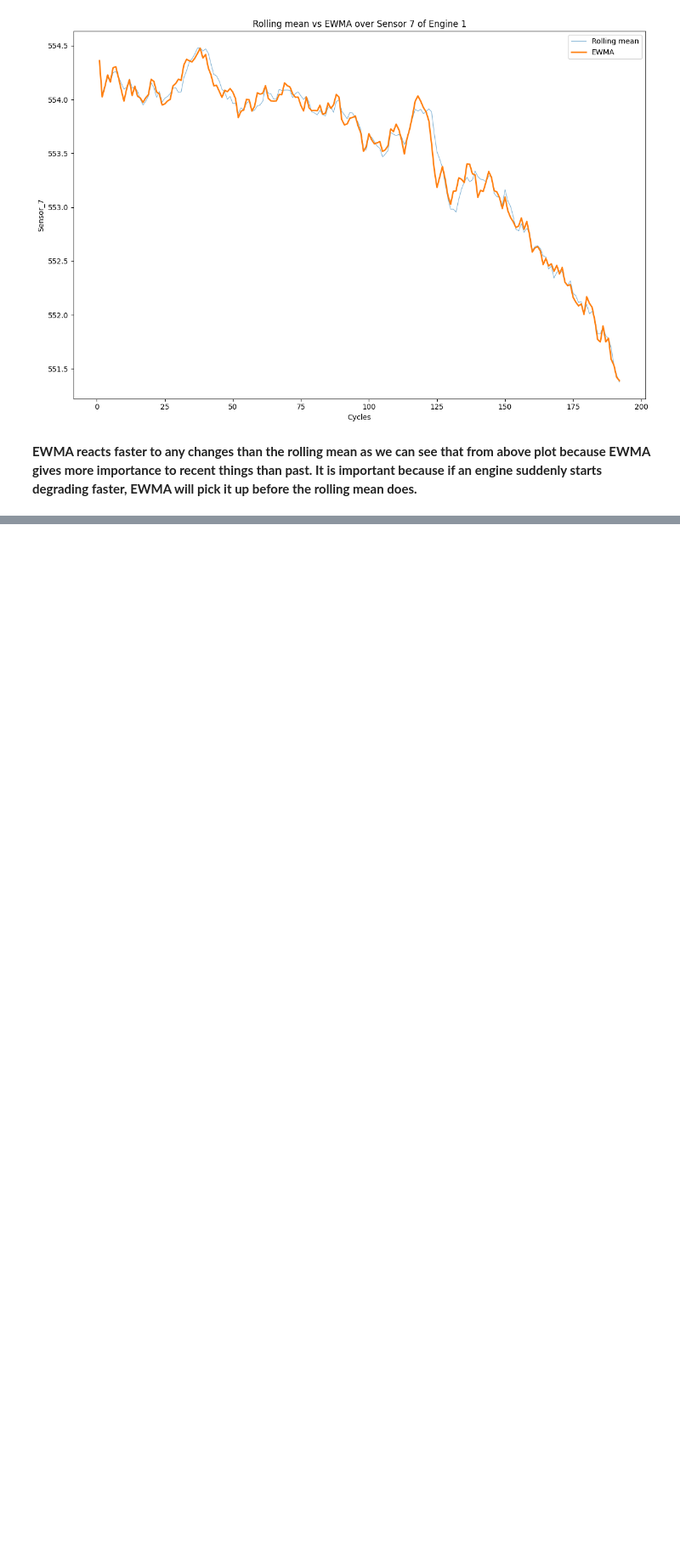
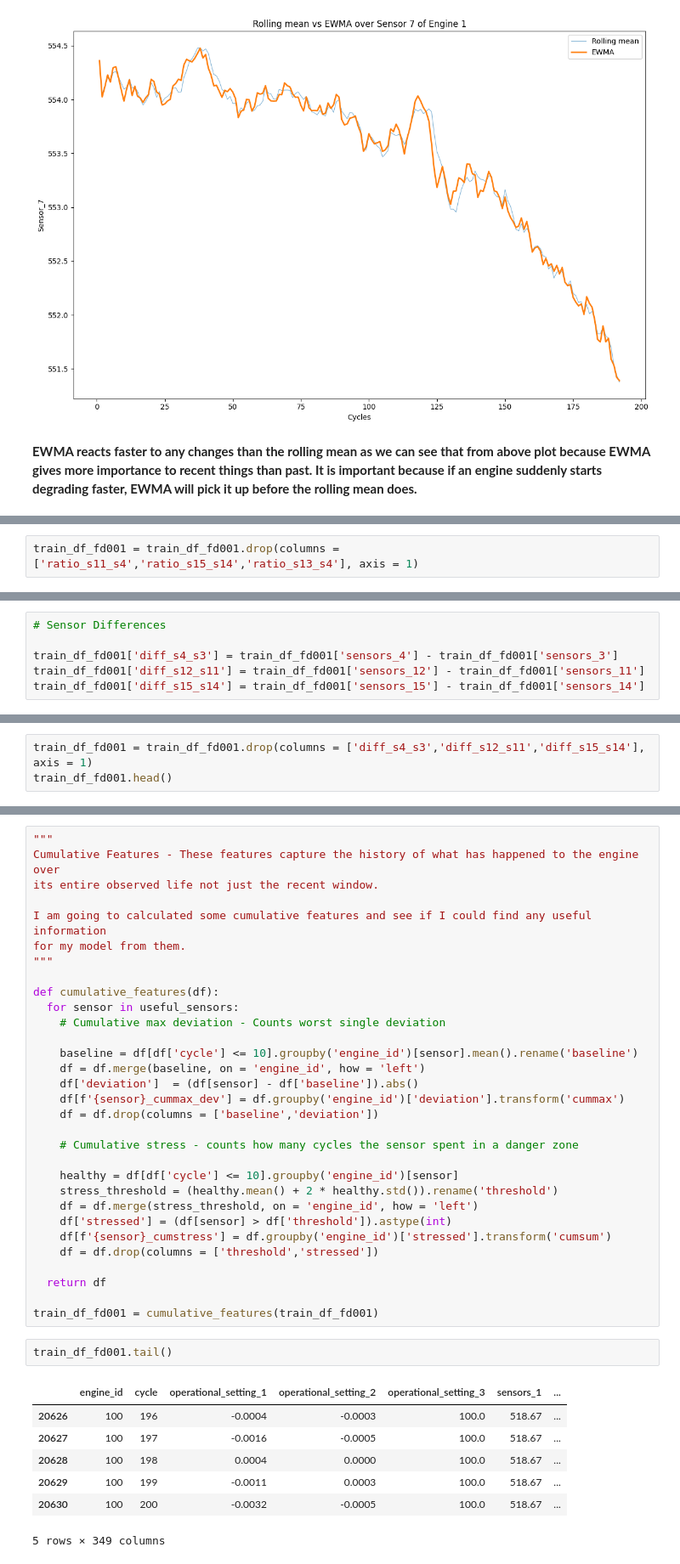
Before and after one commit to rikesh28/predictive_maintenance_engine, a Jupyter notebook: notebooks/02_feature_engineering.ipynb, the cells around one changed output, grey strips where cells are left out. Shown at 85% size. Drawn from its saved outputs; the diff is of its cells as text; blank space fills up the shorter version.

```diff
--- a/notebooks/02_feature_engineering.ipynb
+++ b/notebooks/02_feature_engineering.ipynb
@@ -264,0 +363,2 @@ plt.show()
+# %%
+train_df_fd001 = train_df_fd001.drop(columns = ['ratio_s11_s4','ratio_s15_s14','ratio_s13_s4'], axis = 1)
@@ -264,0 +375,6 @@ plt.show()
+# %%
+# Sensor Differences
+
+train_df_fd001['diff_s4_s3'] = train_df_fd001['sensors_4'] - train_df_fd001['sensors_3']
+train_df_fd001['diff_s12_s11'] = train_df_fd001['sensors_12'] - train_df_fd001['sensors_11']
+train_df_fd001['diff_s15_s14'] = train_df_fd001['sensors_15'] - train_df_fd001['sensors_14']
@@ -264,0 +417,3 @@ plt.show()
+# %%
+train_df_fd001 = train_df_fd001.drop(columns = ['diff_s4_s3','diff_s12_s11','diff_s15_s14'], axis = 1)
+train_df_fd001.head()
@@ -264,0 +428,41 @@ plt.show()
+# %%
+"""
+Cumulative Features - These features capture the history of what has happened to the engine over
+its entire observed life not just the recent window.
+
+I am going to calculated some cumulative features and see if I could find any useful information
+for my model from them.
+"""
+
+def cumulative_features(df):
+  for sensor in useful_sensors:
+    # Cumulative max deviation - Counts worst single deviation
+
+    baseline = df[df['cycle'] <= 10].groupby('engine_id')[sensor].mean().rename('baseline')
+    df = df.merge(baseline, on = 'engine_id', how = 'left')
+    df['deviation']  = (df[sensor] - df['baseline']).abs()
+    df[f'{sensor}_cummax_dev'] = df.groupby('engine_id')['deviation'].transform('cummax')
+    df = df.drop(columns = ['baseline','deviation'])
+
+    # Cumulative stress - counts how many cycles the sensor spent in a danger zone
+
+    healthy = df[df['cycle'] <= 10].groupby('engine_id')[sensor]
+    stress_threshold = (healthy.mean() + 2 * healthy.std()).rename('threshold')
+    df = df.merge(stress_threshold, on = 'engine_id', how = 'left')
+    df['stressed'] = (df[sensor] > df['threshold']).astype(int)
+    df[f'{sensor}_cumstress'] = df.groupby('engine_id')['stressed'].transform('cumsum')
+    df = df.drop(columns = ['threshold','stressed'])
+
+  return df
+
+train_df_fd001 = cumulative_features(train_df_fd001)
+# %%
+train_df_fd001.tail()
+# %% [output]
+|  | engine_id | cycle | operational_setting_1 | operational_setting_2 | operational_setting_3 | sensors_1 | ... |
+| 20626 | 100 | 196 | -0.0004 | -0.0003 | 100.0 | 518.67 | ... |
+| 20627 | 100 | 197 | -0.0016 | -0.0005 | 100.0 | 518.67 | ... |
+| 20628 | 100 | 198 | 0.0004 | 0.0000 | 100.0 | 518.67 | ... |
+| 20629 | 100 | 199 | -0.0011 | 0.0003 | 100.0 | 518.67 | ... |
+| 20630 | 100 | 200 | -0.0032 | -0.0005 | 100.0 | 518.67 | ... |
+5 rows × 349 columns
```
Also changed, not shown: parts of 15 cells of this notebook.
